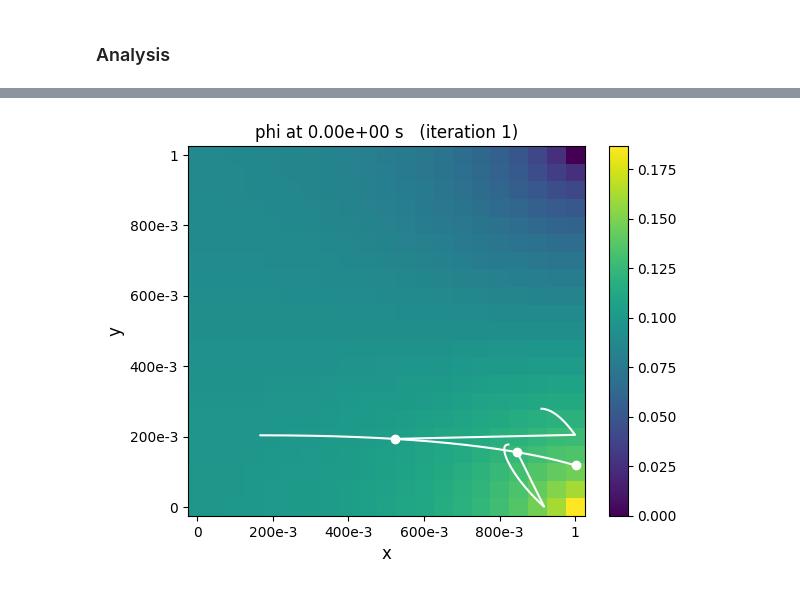
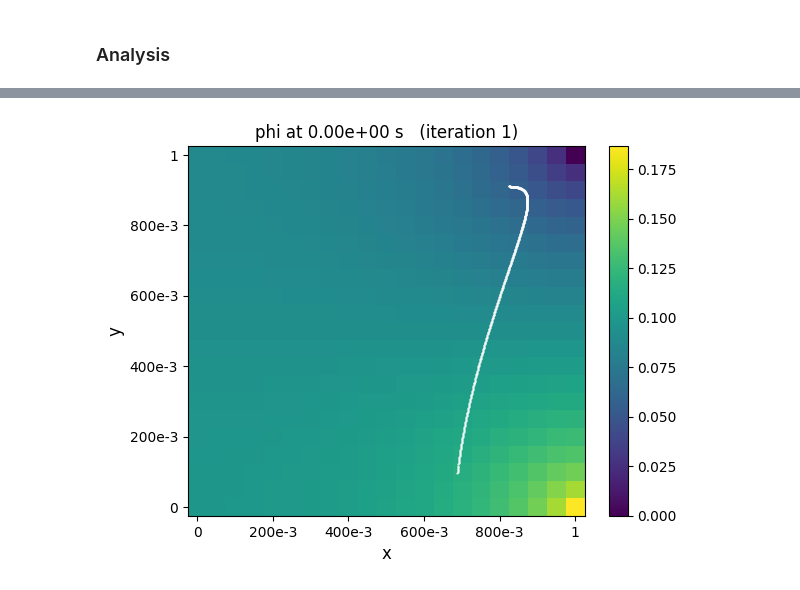
Before and after one commit to bchaber/iskra, a Jupyter notebook: 01_single_electron.ipynb, the cells around one changed output, grey strips where cells are left out. Drawn from its saved outputs; the diff is of its cells as text; code cells hidden in the pictures.

Commit message:
Update notebooks
Add test for surface tracker

Allow changing default surface on the outer edges of a domain

```diff
--- a/01_single_electron.ipynb
+++ b/01_single_electron.ipynb
@@ -95,25 +96,25 @@ ts.get_field("rho", iteration=100, plot=true);
 # %%
-pt = ov.ParticleTracker(ts, iteration=1, select=Dict("id"=>[0,10]),
-    species="e-", preserve_particle_index=true)
+pt = ov.ParticleTracker(ts, iteration=1, select=Dict("id"=>[0,1]),
+    species="e-", preserve_particle_index=false)
 it, np = length(ts.iterations), pt.N_selected;
 # %%
 px_trajectories = zeros(it, np)
 py_trajectories = zeros(it, np)
 ux_trajectories = zeros(it, np)
 uy_trajectories = zeros(it, np)
 ts.get_field("phi", iteration=1, plot=true)
 for i=1:it
     x, y, ux, uy = ts.get_particle( ["x", "y", "ux", "uy"],
         select=pt, iteration=ts.iterations[i], species="e-")
     px_trajectories[i, :] = x[:]
     py_trajectories[i, :] = y[:]
     ux_trajectories[i, :] = ux[:]
     uy_trajectories[i, :] = uy[:]
 end
+
 for p=1:np
-    plot(px_trajectories[:, p], py_trajectories[:, p], "-w" );
+    plot(px_trajectories[:, p], py_trajectories[:, p], "w.", markersize=1);
 end
-plot(px_trajectories[end,:], py_trajectories[end,:], "ow" );
 xlabel("x"); ylabel("y");
 # %% [output]
-[figure, old version]
+[figure, new version]
```
Also changed, not shown: parts of 5 cells of this notebook, 4 other files.
